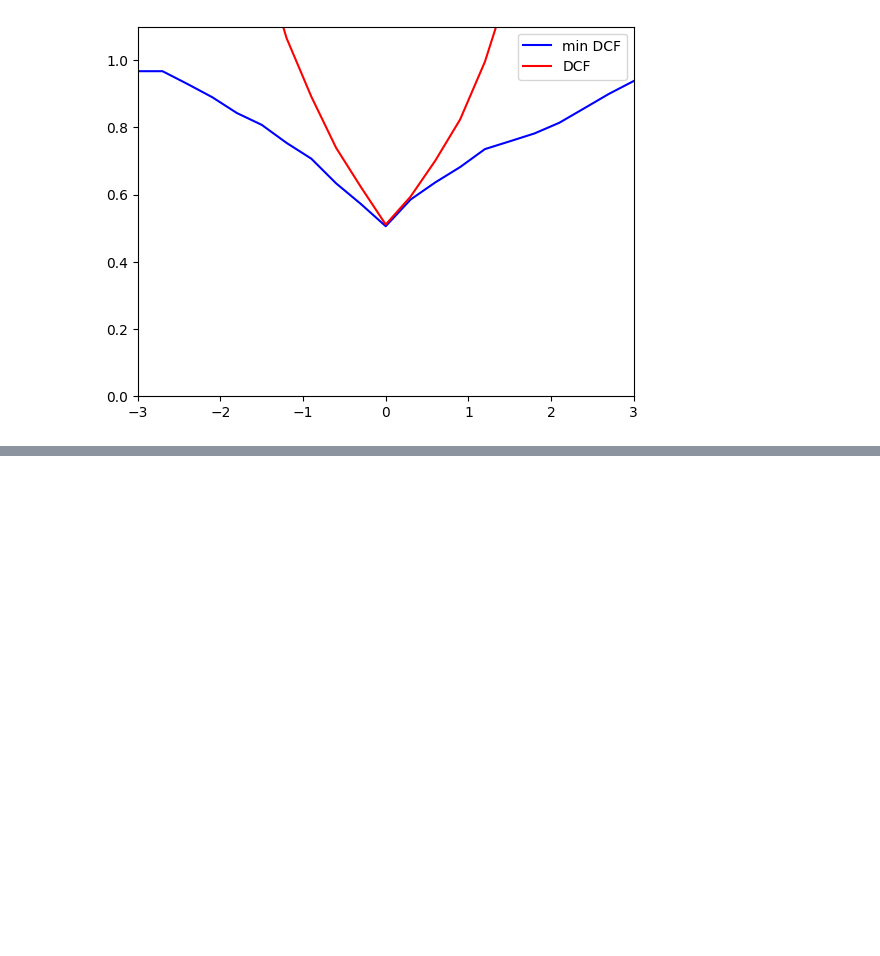
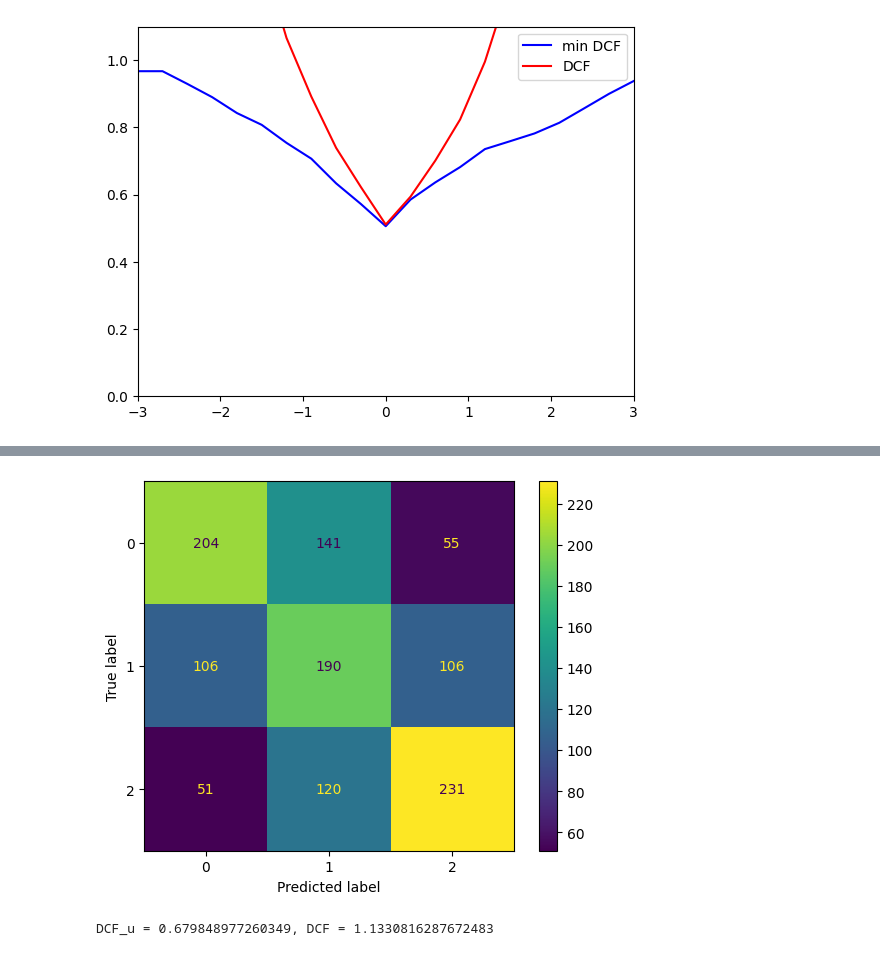
Before and after one commit to BorlinaEdoardo/Machine-Learning-Pattern-Recognition-Polito, a Jupyter notebook: lab8/lab8.ipynb, the cells around one changed output, grey strips where cells are left out. Drawn from its saved outputs; the diff is of its cells as text; code cells hidden in the pictures; blank space fills up the shorter version.

```diff
--- a/lab8/lab8.ipynb
+++ b/lab8/lab8.ipynb
@@ -406,0 +454,33 @@ plt.show()
+# %%
+# Data
+commedia_ll = np.load("Data/commedia_ll.npy")
+commedia_labels = np.load("Data/commedia_labels.npy")
+
+C = np.array([[0, 1, 2], [1, 0, 1], [2, 1, 0]])
+pi = vcol(np.array([0.3, 0.4, 0.5]))
+# %%
+# Computing score (likelihood), joint probability and finally posterior prob
+S = np.exp(commedia_ll)
+S_joint = S*pi
+S_marginal = vrow(np.sum(S, 0))
+
+S_post = S_joint/S_marginal
+# %%
+# computing best class based on S_post and cost matrix
+commedia_predicted_labels = np.argmin(C @ S_post, 0)
+#commedia_predicted_labels
+# %%
+# compute normalized DCF
+confusion_matrix = sklearn.metrics.confusion_matrix(y_true=commedia_labels, y_pred=commedia_predicted_labels)
+cm_display = sklearn.metrics.ConfusionMatrixDisplay(confusion_matrix = confusion_matrix, display_labels = [0, 1, 2])
+cm_display.plot()
+plt.show()
+
+# R = misclassification ratio for each class
+R = confusion_matrix/vrow(np.sum(confusion_matrix, 0))
+
+DCF = np.sum( pi * vcol(np.sum(R*C, 0)))
+print(f"DCF_u = {DCF}, DCF = {DCF/0.6}")
+# %% [output]
+[figure, added]
+DCF_u = 0.679848977260349, DCF = 1.1330816287672483
```
Also changed, not shown: parts of 4 cells of this notebook.
